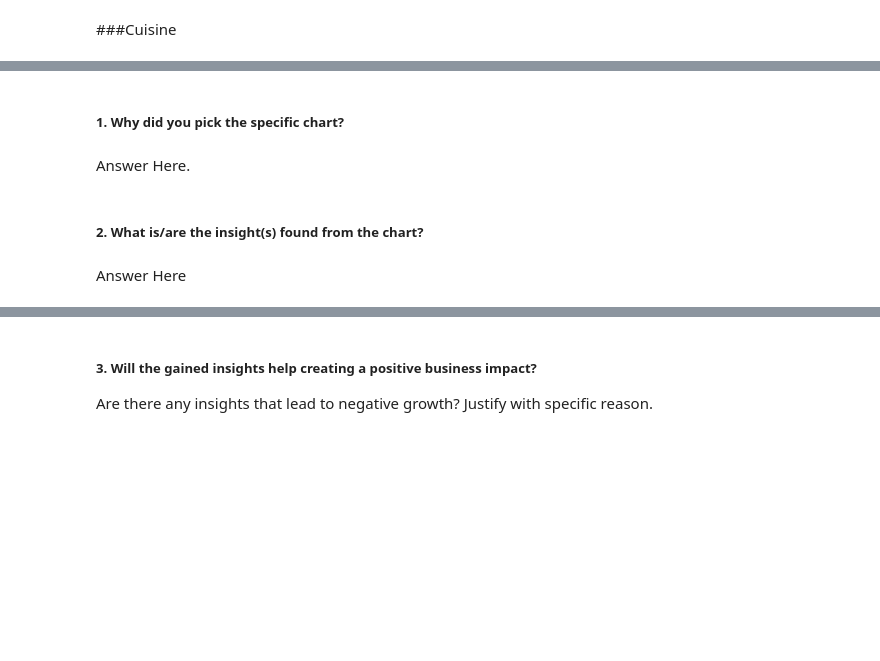
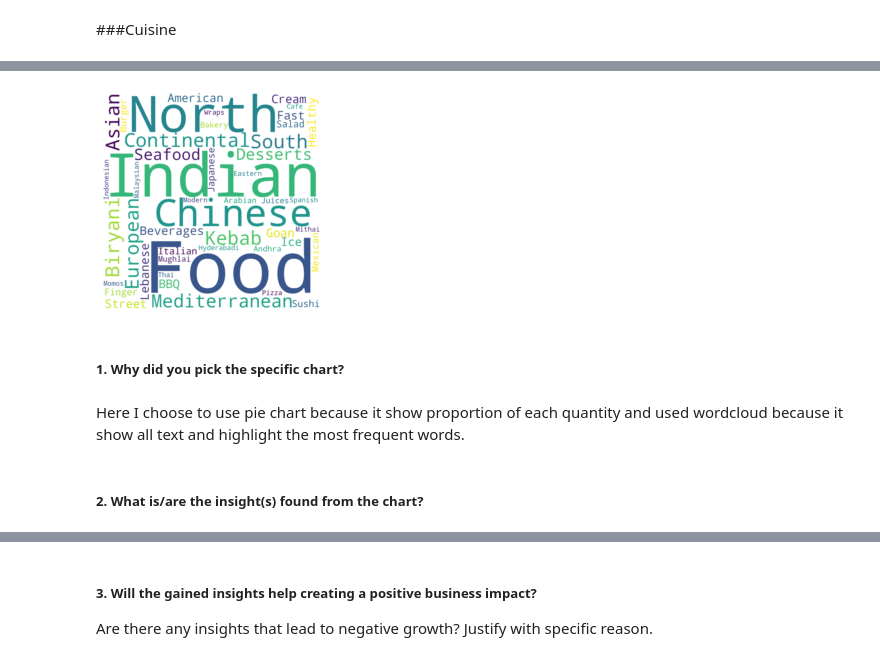
Before and after one commit to abhinav4201/UnSupervised-ML-Zomato-Restaurant-Clustering-and-Sentiment-Analysis, a Jupyter notebook: UnSupervised_ML_Zomato_Restaurant_Clustering_and_Sentiment_Analysis_capstone_project_4.ipynb, the cells around one changed output, grey strips where cells are left out. Drawn from its saved outputs; the diff is of its cells as text; code cells hidden in the pictures; blank space fills up the shorter version.

```diff
--- a/UnSupervised_ML_Zomato_Restaurant_Clustering_and_Sentiment_Analysis_capstone_project_4.ipynb
+++ b/UnSupervised_ML_Zomato_Restaurant_Clustering_and_Sentiment_Analysis_capstone_project_4.ipynb
@@ -886,8 +906,23 @@ However it can not be finalized that this hotel should unlisted as there may be
+# %%
+#wordcloud for Cuisine
+# storind all cuisine in form of text
+text = " ".join(name for name in cuisine_df.Cuisine )
+
+
+# Creating word_cloud with text as argument in .generate() method
+
+word_cloud = WordCloud(width = 1400, height = 1400,collocations = False, background_color = 'white').generate(text)
+
+# Display the generated Word Cloud
+
+plt.imshow(word_cloud, interpolation='bilinear');
+
+plt.axis("off");
+# %% [output]
+[figure, added]
 # %% [markdown]
 ##### 1. Why did you pick the specific chart?
-# %% [markdown]
-Answer Here.
+# %% [markdown]
+Here I choose to use pie chart because it show proportion of each quantity and used wordcloud because it show all text and highlight the most frequent words.
 # %% [markdown]
 ##### 2. What is/are the insight(s) found from the chart?
-# %% [markdown]
-Answer Here
```
Also changed, not shown: parts of 21 cells of this notebook.
